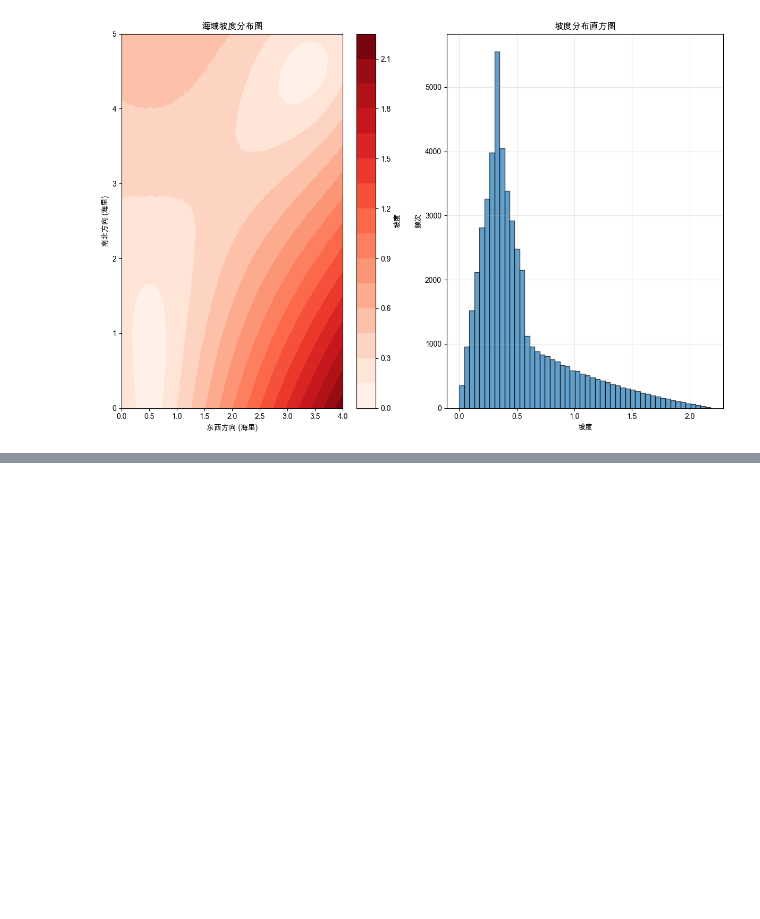
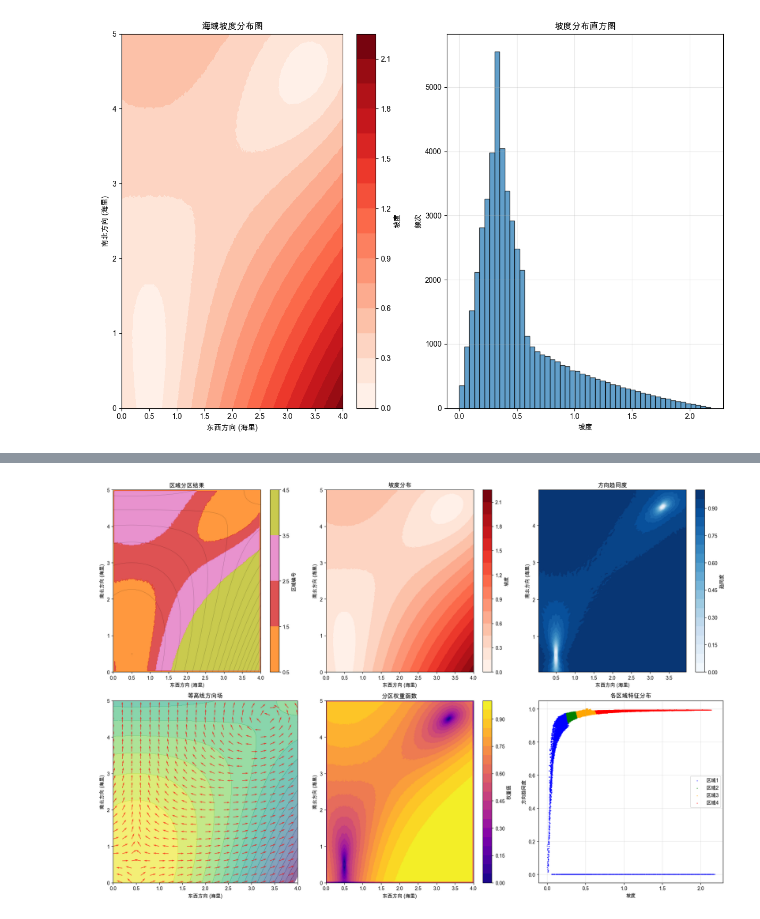
Before and after one commit to qianliq/CUMCM2023B, a Jupyter notebook: q4/q4graph.ipynb, the cells around one changed output, grey strips where cells are left out. Drawn from its saved outputs; the diff is of its cells as text; code cells hidden in the pictures; blank space fills up the shorter version.

```diff
--- a/q4/q4graph.ipynb
+++ b/q4/q4graph.ipynb
@@ -240,0 +387,76 @@ plt.show()
+# %%
+# 5. 可视化分区结果
+fig, axes = plt.subplots(2, 3, figsize=(18, 12))
+
+# 分区结果图
+im1 = axes[0,0].contourf(X, Y, zones, levels=np.arange(0.5, 5.5, 1),
+                        cmap='tab10', alpha=0.8)
+axes[0,0].contour(X, Y, depth_data, levels=np.arange(20, 200, 10),
+                 colors='black', alpha=0.3, linewidths=0.5)
+axes[0,0].set_title('区域分区结果')
+axes[0,0].set_xlabel('东西方向 (海里)')
+axes[0,0].set_ylabel('南北方向 (海里)')
+plt.colorbar(im1, ax=axes[0,0], label='区域编号')
+
+# 坡度分布图
+im2 = axes[0,1].contourf(X, Y, slope, levels=20, cmap='Reds')
+axes[0,1].set_title('坡度分布')
+axes[0,1].set_xlabel('东西方向 (海里)')
+axes[0,1].set_ylabel('南北方向 (海里)')
+plt.colorbar(im2, ax=axes[0,1], label='坡度')
+
+# 方向趋同度图
+im3 = axes[0,2].contourf(X[2:-2, 2:-2], Y[2:-2, 2:-2], direction_coherence[2:-2, 2:-2],
+                        levels=20, cmap='Blues')
+axes[0,2].set_title('方向趋同度')
+axes[0,2].set_xlabel('东西方向 (海里)')
+axes[0,2].set_ylabel('南北方向 (海里)')
+plt.colorbar(im3, ax=axes[0,2], label='趋同度')
+
+# 等高线方向图
+# 创建方向箭头（降采样显示）
+step_arrow = 10
+X_arrow = X[::step_arrow, ::step_arrow]
+Y_arrow = Y[::step_arrow, ::step_arrow]
+U_arrow = np.cos(theta[::step_arrow, ::step_arrow])
+V_arrow = np.sin(theta[::step_arrow, ::step_arrow])
+
+axes[1,0].contourf(X, Y, depth_data, levels=np.arange(20, 200, 10),
+                  cmap='viridis_r', alpha=0.6)
+axes[1,0].quiver(X_arrow, Y_arrow, U_arrow, V_arrow,
+                scale=30, alpha=0.7, color='red', width=0.003)
+axes[1,0].set_title('等高线方向场')
+axes[1,0].set_xlabel('东西方向 (海里)')
+axes[1,0].set_ylabel('南北方向 (海里)')
+
+# 分区权重图
+im5 = axes[1,1].contourf(X, Y, zoning_weight, levels=20, cmap='plasma')
+axes[1,1].set_title('分区权重函数')
+axes[1,1].set_xlabel('东西方向 (海里)')
+axes[1,1].set_ylabel('南北方向 (海里)')
+plt.colorbar(im5, ax=axes[1,1], label='权重值')
+
+# 各区域坡度-趋同度散点图
+colors = ['blue', 'green', 'orange', 'red']
+for i in range(1, 5):
+    zone_mask = zones == i
+    if np.sum(zone_mask) > 0:
+        axes[1,2].scatter(slope[zone_mask], direction_coherence[zone_mask],
+                         c=colors[i-1], alpha=0.6, s=1, label=f'区域{i}')
+
+axes[1,2].set_xlabel('坡度')
+axes[1,2].set_ylabel('方向趋同度')
+axes[1,2].set_title('各区域特征分布')
+axes[1,2].legend()
+axes[1,2].grid(True, alpha=0.3)
+
+plt.tight_layout()
+plt.show()
+
+print("\n=== 分区效果验证 ===")
+print("区域1：坡度小、趋同度较低 - 适合规则网格")
+print("区域2：坡度小、趋同度高 - 适合稀疏等高线")
+print("区域3：坡度中等、趋同度高 - 适合密集等高线")
+print("区域4：坡度大、趋同度高 - 必须严格沿等高线")
+# %% [output]
+[figure, added]
```
Also changed, not shown: parts of 4 cells of this notebook, 2 other files.
